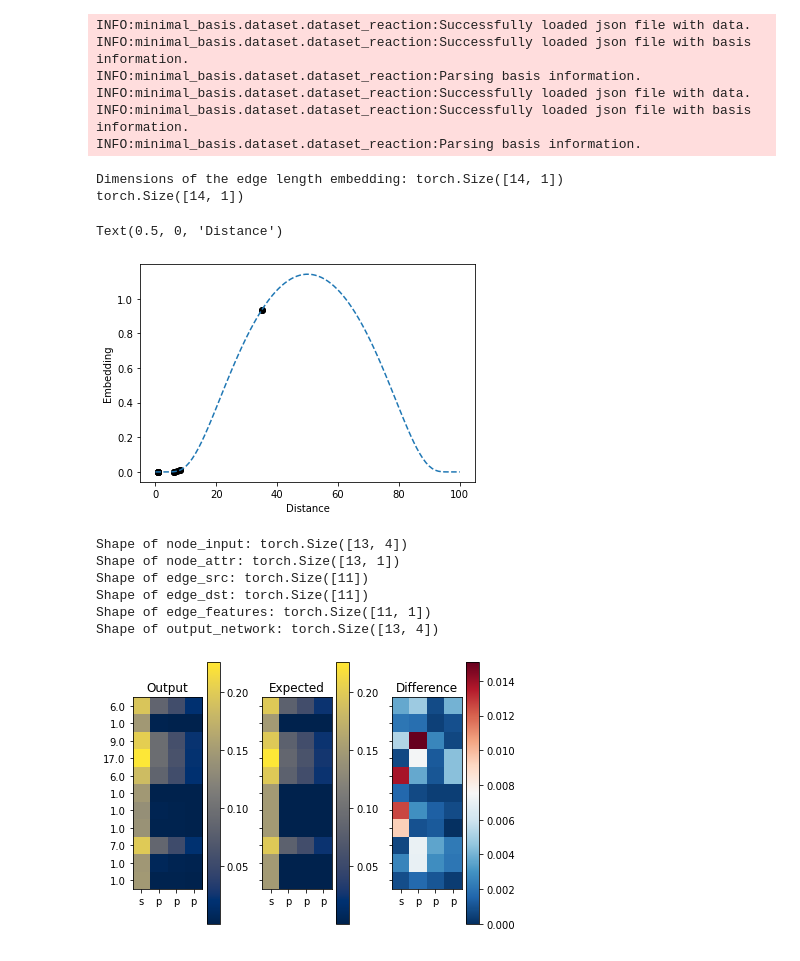
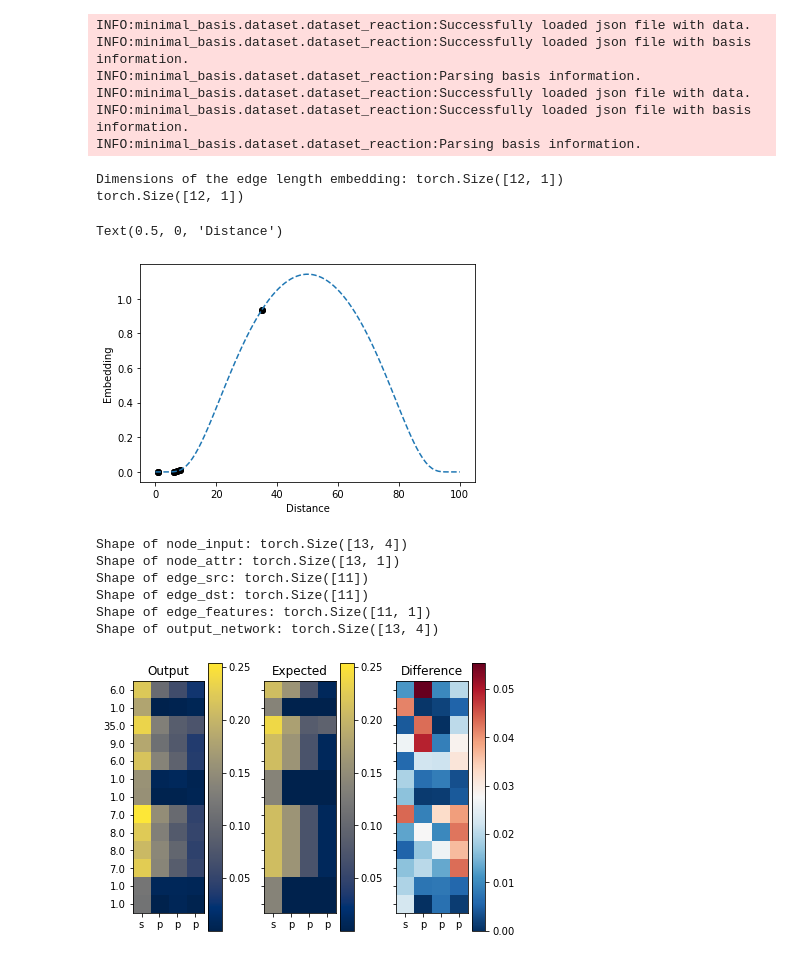
Before and after one commit to sudarshanv01/coeffnet, a Jupyter notebook: training/analyse_hamiltonian_dataset.ipynb, the cells around one changed output. Drawn from its saved outputs; the diff is of its cells as text; code cells hidden in the pictures.

```diff
--- a/training/analyse_hamiltonian_dataset.ipynb
+++ b/training/analyse_hamiltonian_dataset.ipynb
@@ -99,7 +99,7 @@ for idx, data in enumerate(train_loader):
 
     row, col = data.edge_index
     edge_vec = data.pos[row] - data.pos[col]
-    species = data.species_initial_state
+    species = data.species
     species = species.squeeze()
 
     species_embedding = soft_one_hot_linspace(
@@ -127,8 +127,8 @@ plt.plot( torch.linspace(0, max_species_embedding, 100), soft_one_hot_linspace(
 plt.ylabel("Embedding")
 plt.xlabel("Distance")
 # %% [output]
-Dimensions of the edge length embedding: torch.Size([14, 1])
-torch.Size([14, 1])
+Dimensions of the edge length embedding: torch.Size([12, 1])
+torch.Size([12, 1])
 Text(0.5, 0, 'Distance')
 [figure]
 # %%
@@ -167,7 +167,7 @@ for idx, data in enumerate(train_loader):
     norm_edge_vec = norm_edge_vec.view(-1, 1)
 
     node_input = data.x
-    node_attr = data.species_initial_state
+    node_attr = data.species
     edge_src = data.edge_index[0]
     edge_dst = data.edge_index[1]
     edge_features = norm_edge_vec
@@ -212,32 +212,32 @@ for idx, data in enumerate(train_loader):
     fig, axs = plt.subplots(1, 3, figsize=(6, 5), sharex=True, sharey=True)
     cax = axs[0].imshow(output, cmap="cividis")
     fig.colorbar(cax, ax=axs[0])
     axs[0].set_title("Output")
     cax = axs[1].imshow(expected, cmap="cividis")
     fig.colorbar(cax, ax=axs[1])
     cax.set_clim(axs[0].get_images()[0].get_clim())
     axs[1].set_title("Expected")
     cax = axs[2].imshow(difference, cmap="RdBu_r", vmin=0)
     fig.colorbar(cax, ax=axs[2])
     axs[2].set_title("Difference")
     # Change the tick labels to the species
-    tickvals = data.species_initial_state.view(-1).detach().numpy().flatten()
+    tickvals = data.species.view(-1).detach().numpy().flatten()
     axs[0].set_yticks(np.arange(len(tickvals)))
     axs[0].set_yticklabels(tickvals)
     axs[1].set_yticks(np.arange(len(tickvals)))
     axs[1].set_yticklabels(tickvals)
     axs[2].set_yticks(np.arange(len(tickvals)))
     axs[2].set_yticklabels(tickvals)
     # Set the x-axis ticks to be s, p, p, p
     axs[0].set_xticks(np.arange(4))
     axs[0].set_xticklabels(["s", "p", "p", "p"])
     axs[1].set_xticks(np.arange(4))
     axs[1].set_xticklabels(["s", "p", "p", "p"])
     axs[2].set_xticks(np.arange(4))
     axs[2].set_xticklabels(["s", "p", "p", "p"])
     fig.tight_layout()
     plt.show()
 
     break
 # %% [output]
-[figure, old version]
+[figure, new version]
```
Also changed, not shown: 3 other files.
